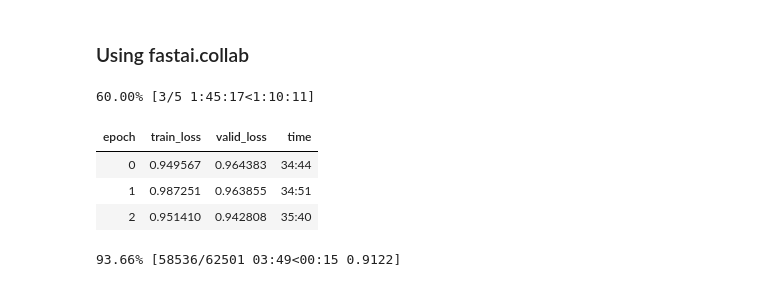
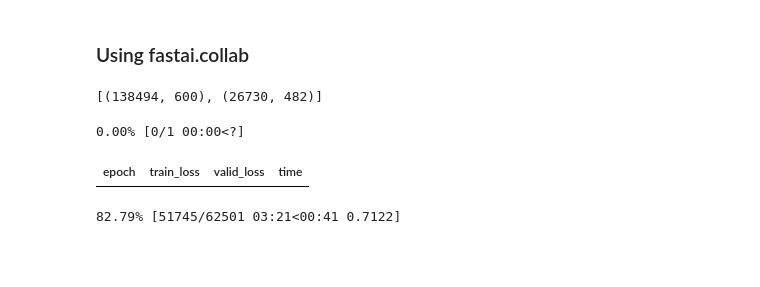
Before and after one commit to pratikasarkar/CollaborativeFiltering, a Jupyter notebook: notebooks/CollaborativeFiltering.ipynb, the cells around one changed output. Saved outputs shown, nothing was run; the diff lists cells and outputs as text; code cells hidden in the pictures; blank space fills up the shorter version.

```diff
--- a/notebooks/CollaborativeFiltering.ipynb
+++ b/notebooks/CollaborativeFiltering.ipynb
@@ -226,10 +226,3 @@ learn = collab_learner(dls, n_factors=25, y_range=(0, 5.5))
 # %%
-learn.fit_one_cycle(5, 5e-3, wd=0.1)
+# learn.fit_one_cycle(5, 5e-3, wd=0.1)
-# %% [output]
-60.00% [3/5 1:45:17<1:10:11]
-| epoch | train_loss | valid_loss | time |
-| 0 | 0.949567 | 0.964383 | 34:44 |
-| 1 | 0.987251 | 0.963855 | 34:51 |
-| 2 | 0.951410 | 0.942808 | 35:40 |
-93.66% [58536/62501 03:49<00:15 0.9122]
 # %%
@@ -236,0 +230,29 @@ learn.export(path/'models'/'model_v6_using_fastai.pkl')
+# %%
+embs = get_emb_sz(dls)
+embs
+# %% [output]
+[(138494, 600), (26730, 482)]
+# %%
+class CollabNN(Module):
+    def __init__(self, users_sz, item_sz, y_range = (0, 5.5), n_act = 100):
+        self.user_factors = Embedding(*users_sz)
+        self.item_factors  = Embedding(*item_sz)
+        self.layers = nn.Sequential(
+                    nn.Linear(users_sz[1] + item_sz[1], n_act),
+                    nn.ReLU(),
+                    nn.Linear(n_act,1))
+        self.y_range = y_range
+
+    def forward(self, x):
+        embs = self.user_factors(x[:,0]), self.item_factors(x[:,1])
+        x = self.layers(torch.cat(embs, dim=1))
+        return sigmoid_range(x, *self.y_range)
+# %%
+model = CollabNN(*embs)
+# %%
+learn = Learner(dls=dls, model=model, loss_func=MSELossFlat())
+learn.fit_one_cycle(1, 5e-3, wd = 0.01)
+# %% [output]
+0.00% [0/1 00:00<?]
+| epoch | train_loss | valid_loss | time |
+82.79% [51745/62501 03:21<00:41 0.7122]
```
Also changed, not shown: parts of 3 cells of this notebook.
